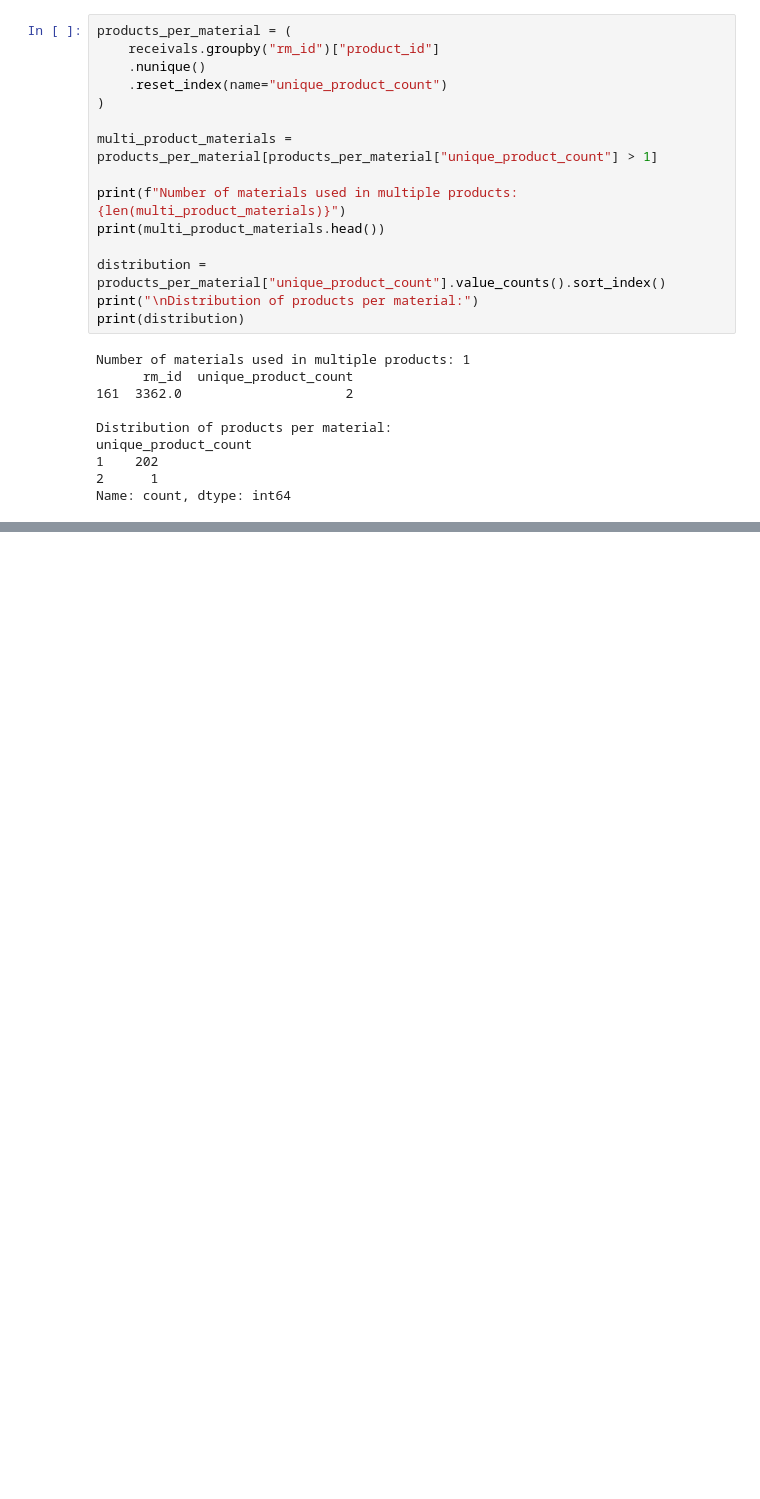
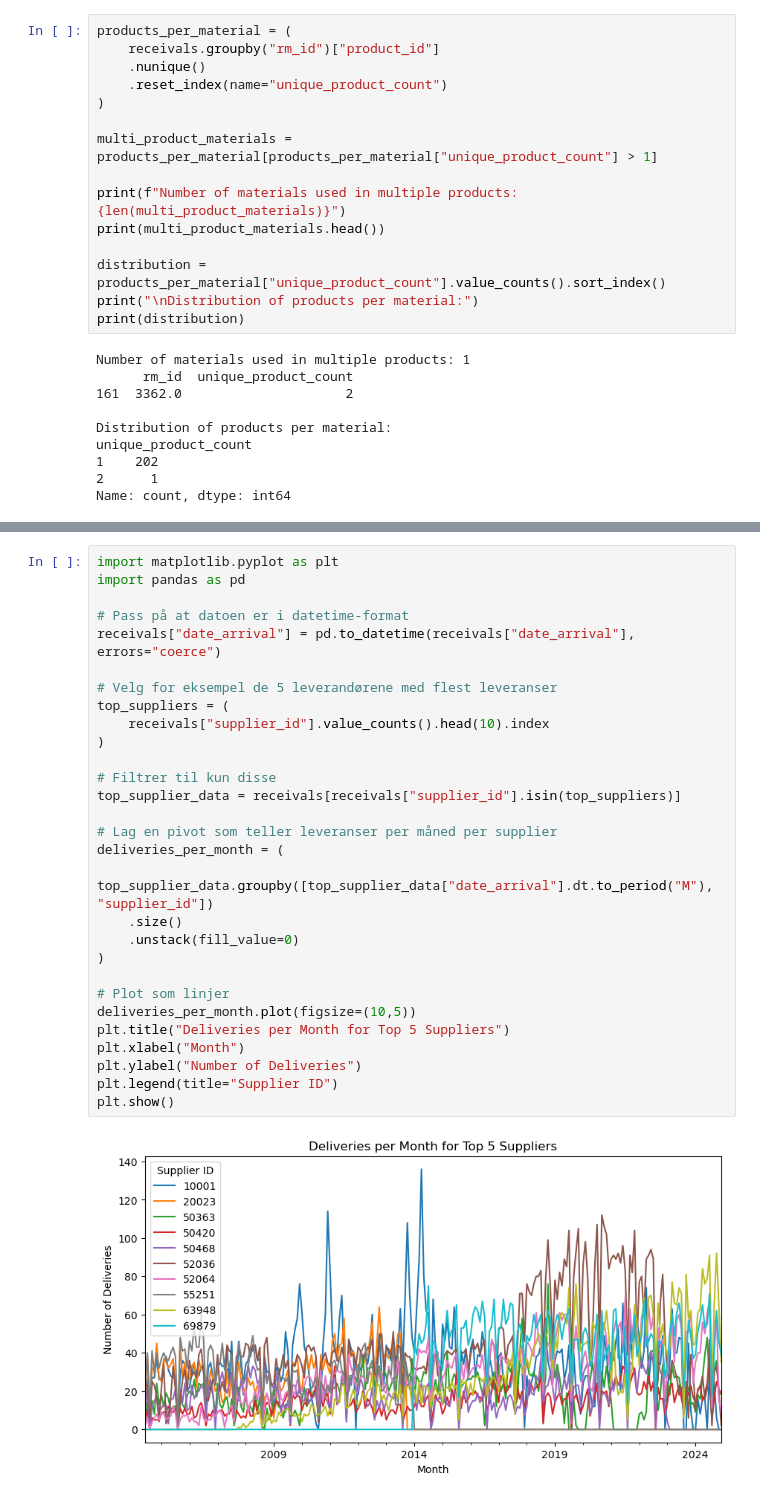
Before and after one commit to almaanthonisen/TDT4173-Machine-Learning, a Jupyter notebook: notebooks/dev/data_exploration.ipynb, the cells around one changed output, grey strips where cells are left out. Saved outputs shown, nothing was run; the diff lists cells and outputs as text; blank space fills up the shorter version.

```diff
--- a/notebooks/dev/data_exploration.ipynb
+++ b/notebooks/dev/data_exploration.ipynb
@@ -143,0 +313,31 @@ Name: count, dtype: int64
+# %%
+import matplotlib.pyplot as plt
+import pandas as pd
+
+# Pass på at datoen er i datetime-format
+receivals["date_arrival"] = pd.to_datetime(receivals["date_arrival"], errors="coerce")
+
+# Velg for eksempel de 5 leverandørene med flest leveranser
+top_suppliers = (
+    receivals["supplier_id"].value_counts().head(10).index
+)
+
+# Filtrer til kun disse
+top_supplier_data = receivals[receivals["supplier_id"].isin(top_suppliers)]
+
+# Lag en pivot som teller leveranser per måned per supplier
+deliveries_per_month = (
+    top_supplier_data.groupby([top_supplier_data["date_arrival"].dt.to_period("M"), "supplier_id"])
+    .size()
+    .unstack(fill_value=0)
+)
+
+# Plot som linjer
+deliveries_per_month.plot(figsize=(10,5))
+plt.title("Deliveries per Month for Top 5 Suppliers")
+plt.xlabel("Month")
+plt.ylabel("Number of Deliveries")
+plt.legend(title="Supplier ID")
+plt.show()
+# %% [output]
+[figure, added]
```
Also changed, not shown: parts of 8 cells of this notebook.
